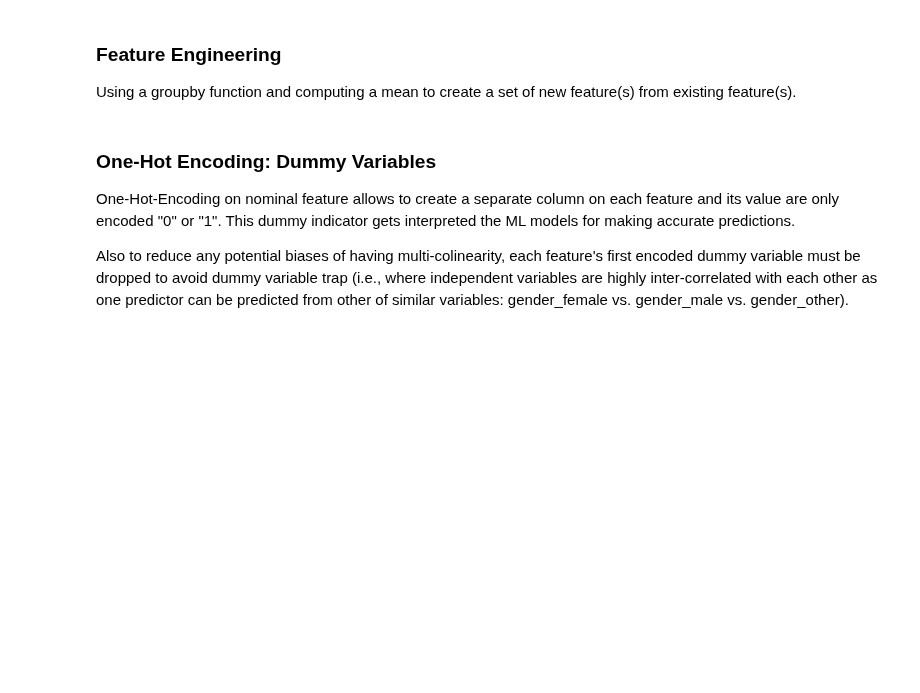
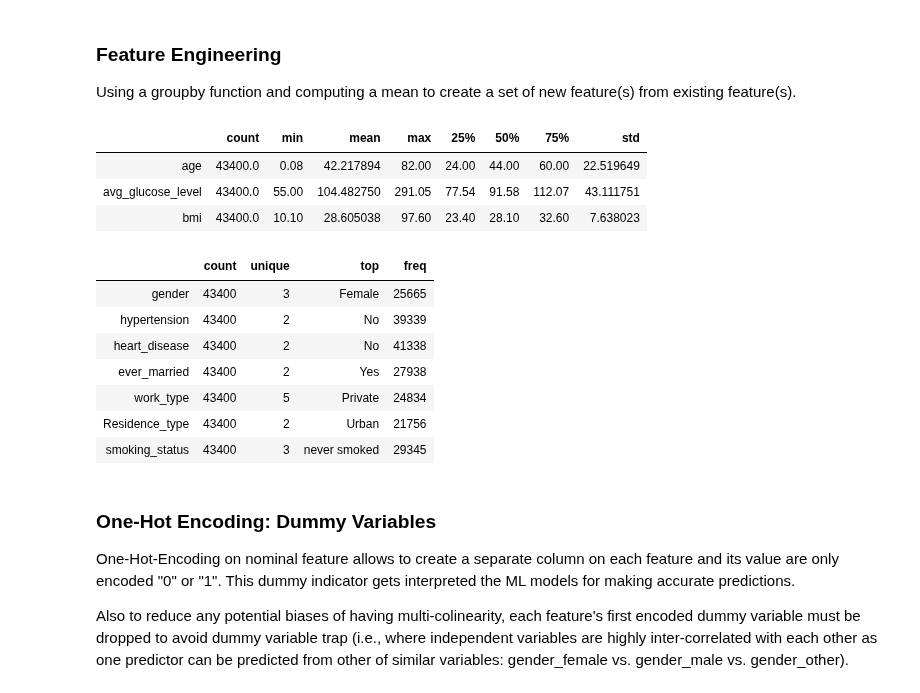
Before and after one commit to yoots88/portfolio, a Jupyter notebook: p1_stroke_risk/p1_stroke_risk_pred_model_final.ipynb, the cells around one changed output. Cells and saved outputs as stored; diff of their text form; code cells hidden in the pictures; blank space fills up the shorter version.

```diff
--- a/p1_stroke_risk/p1_stroke_risk_pred_model_final.ipynb
+++ b/p1_stroke_risk/p1_stroke_risk_pred_model_final.ipynb
@@ -457,21 +351,16 @@ Thus, smoking status gets mapped into numerical values then gets printed after o
 **Nominal feature encoding:** hypertension and heart_disease.
 These two feature(s) have meaning of different class labels being "Yes" or "No" but already pre-encoded as numerical value(s) being "1" or "0". The main reason why these features are re-encoded back into word string is for exploratory data analysis phase. It is best practice to keep data format consistent among same type of variable or feature like "ever_married" which is originally contained value as a string "Yes" or "No".
 # %%
-# --- 6. Feature encode on categorical variables --- #
-# Mapping ordinal and nominal features to integer:
-smoking_status_map = {'never smoked':0, 'formerly smoked':1, 'smokes':2}
+# --- 6. Feature Encoding --- #
+# mapping nominal features into an integer:
+#smoking_status_map = {'never smoked':0, 'formerly smoked':1, 'smokes':2}
 hypertension_map = {0:'No', 1:'Yes'}
 heart_disease_map = {0:'No', 1:'Yes'}
 
-# Encode features into to mapping values: train set
-clean_train_df['smoking_status'] = encode_categorical_feature(clean_train_df, 'smoking_status', smoking_status_map)
+# encode features on a train set:
 clean_train_df['hypertension'] = encode_categorical_feature(clean_train_df, 'hypertension', hypertension_map)
 clean_train_df['heart_disease'] = encode_categorical_feature(clean_train_df, 'heart_disease', heart_disease_map)
 
-# Encode features into to mapping values: test set
-clean_test_df['smoking_status'] = encode_categorical_feature(clean_test_df, 'smoking_status', smoking_status_map)
+# encode features on a test set:
 clean_test_df['hypertension'] = encode_categorical_feature(clean_test_df, 'hypertension', hypertension_map)
 clean_test_df['heart_disease'] = encode_categorical_feature(clean_test_df, 'heart_disease', heart_disease_map)
-
-clean_train_df.isnull().sum()
-clean_test_df.isnull().sum()
@@ -579,3 +394,51 @@ imputed_train_df['smoking_status'] = convert_data_type(imputed_train_df, 'smokin
+# %%
+# --- 8. Feature Engineering --- #
+# average age by categorical variables:
+df_avg_age_by_hypertension = avg_groupby_data(clean_train_df, 'age', 'hypertension', 'avg_age_hypertension')
+df_avg_age_by_heart_disease = avg_groupby_data(clean_train_df, 'age', 'heart_disease', 'avg_age_heart_disease')
+df_avg_age_by_gender = avg_groupby_data(clean_train_df, 'age', 'gender', 'avg_age_gender')
+df_avg_age_by_work_type = avg_groupby_data(clean_train_df, 'age', 'work_type', 'avg_age_work_type')
+df_avg_age_by_marital_status = avg_groupby_data(clean_train_df, 'age', 'ever_married', 'avg_age_marital_status')
+
+# perform left joins on avg grouped dataframes:
+clean_train_df = join_data(clean_train_df, df_avg_age_by_hypertension, 'left', key='hypertension')
+clean_train_df = join_data(clean_train_df, df_avg_age_by_heart_disease, 'left', key='heart_disease')
+clean_train_df = join_data(clean_train_df, df_avg_age_by_gender, 'left', key='gender')
+clean_train_df = join_data(clean_train_df, df_avg_age_by_work_type, 'left', key='work_type')
+clean_train_df = join_data(clean_train_df, df_avg_age_by_marital_status, 'left', key='ever_married')
+
+clean_test_df = join_data(clean_test_df, df_avg_age_by_hypertension, 'left', key='hypertension')
+clean_test_df = join_data(clean_test_df, df_avg_age_by_heart_disease, 'left', key='heart_disease')
+clean_test_df = join_data(clean_test_df, df_avg_age_by_gender, 'left', key='gender')
+clean_test_df = join_data(clean_test_df, df_avg_age_by_work_type, 'left', key='work_type')
+clean_test_df = join_data(clean_test_df, df_avg_age_by_marital_status, 'left', key='ever_married')
+# %%
+# --- 9. Exploratory Data Analysis --- #
+# convert data type as category:
+convert_dt_as_category(clean_train_df)
+convert_dt_as_category(clean_test_df)
+
+# perform summary statistics: numerical
+df_stat_num = EDA_summary_stat_num(clean_train_df[num_vars])
+df_stat_num
+# %% [output]
+|  | count | min | mean | max | 25% | 50% | 75% | std |
+| age | 43400.0 | 0.08 | 42.217894 | 82.00 | 24.00 | 44.00 | 60.00 | 22.519649 |
+| avg_glucose_level | 43400.0 | 55.00 | 104.482750 | 291.05 | 77.54 | 91.58 | 112.07 | 43.111751 |
+| bmi | 43400.0 | 10.10 | 28.605038 | 97.60 | 23.40 | 28.10 | 32.60 | 7.638023 |
+# %%
+# perform summary statistics: categorical
+df_stat_cat = EDA_summary_stat_cat(clean_train_df)
+df_stat_cat
+# %% [output]
+|  | count | unique | top | freq |
+| gender | 43400 | 3 | Female | 25665 |
+| hypertension | 43400 | 2 | No | 39339 |
+| heart_disease | 43400 | 2 | No | 41338 |
+| ever_married | 43400 | 2 | Yes | 27938 |
+| work_type | 43400 | 5 | Private | 24834 |
+| Residence_type | 43400 | 2 | Urban | 21756 |
+| smoking_status | 43400 | 3 | never smoked | 29345 |
 # %% [markdown]
 ### One-Hot Encoding: Dummy Variables ###
 One-Hot-Encoding on nominal feature allows to create a separate column on each feature and its value are only encoded "0" or "1". This dummy indicator gets interpreted the ML models for making accurate predictions.
```
Also changed, not shown: parts of 37 cells of this notebook, 10 other files.
